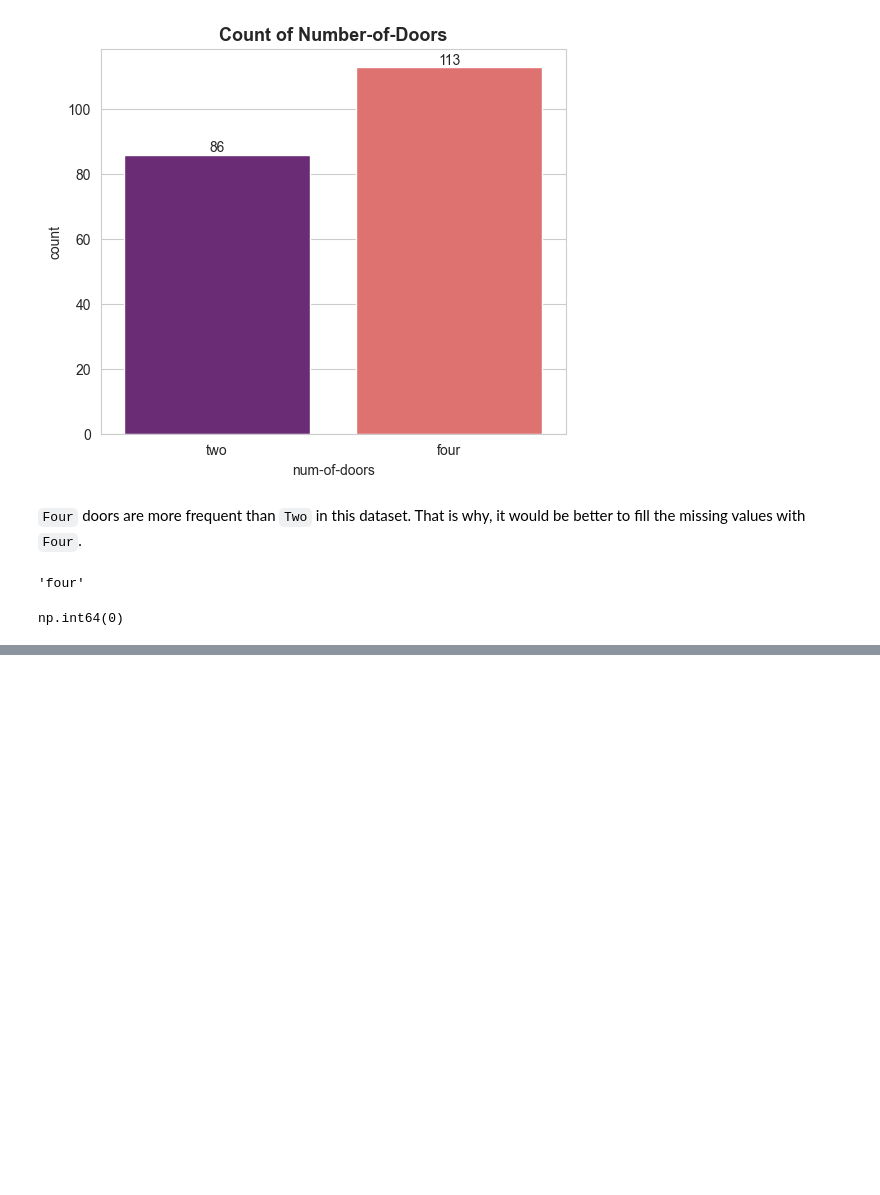
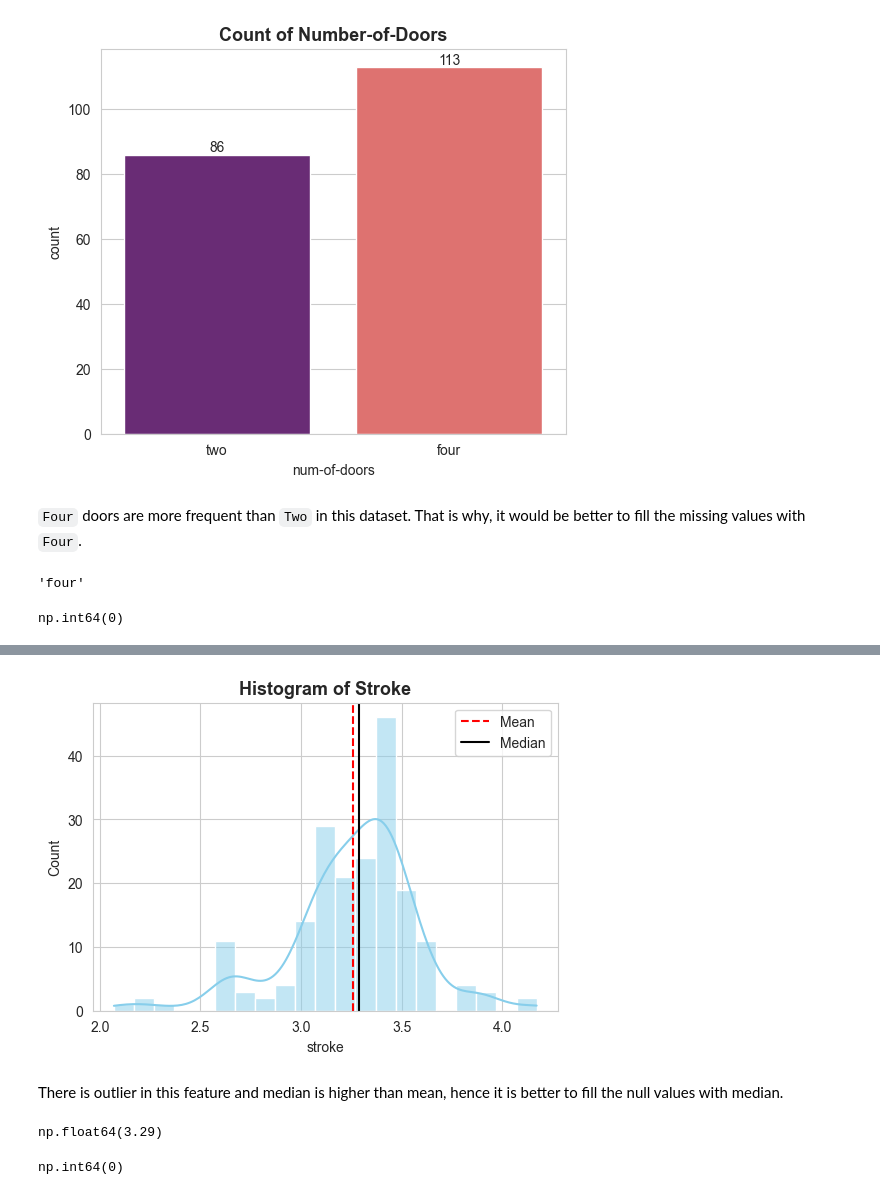
Before and after one commit to mohammadkhorshed/DS-ML-Assignments, a Jupyter notebook: assignment_06.ipynb, the cells around one changed output, grey strips where cells are left out. Cells and saved outputs as stored; diff of their text form; code cells hidden in the pictures; blank space fills up the shorter version.

```diff
--- a/assignment_06.ipynb
+++ b/assignment_06.ipynb
@@ -218,0 +287,17 @@ np.int64(0)
+# %%
+plt.figure(figsize=(6, 4))
+sns.histplot(data=df, x='stroke', color='skyblue', kde=True)
+plt.axvline(df['stroke'].mean(), color='red', linestyle='--', label='Mean')
+plt.axvline(df['stroke'].median(), color='black', label='Median')
+plt.title('Histogram of Stroke', fontsize=13, fontweight='bold')
+plt.legend()
+plt.show()
+# %% [output]
+[figure, added]
+# %% [markdown]
+There is outlier in this feature and median is higher than mean, hence it is better to fill the null values with median.
+# %%
+median = df['stroke'].median()
+median
+# %% [output]
+np.float64(3.29)
@@ -218,0 +307,4 @@ np.int64(0)
+# %%
+df['stroke'].isna().sum()
+# %% [output]
+np.int64(0)
```
Also changed, not shown: parts of 74 cells of this notebook.
